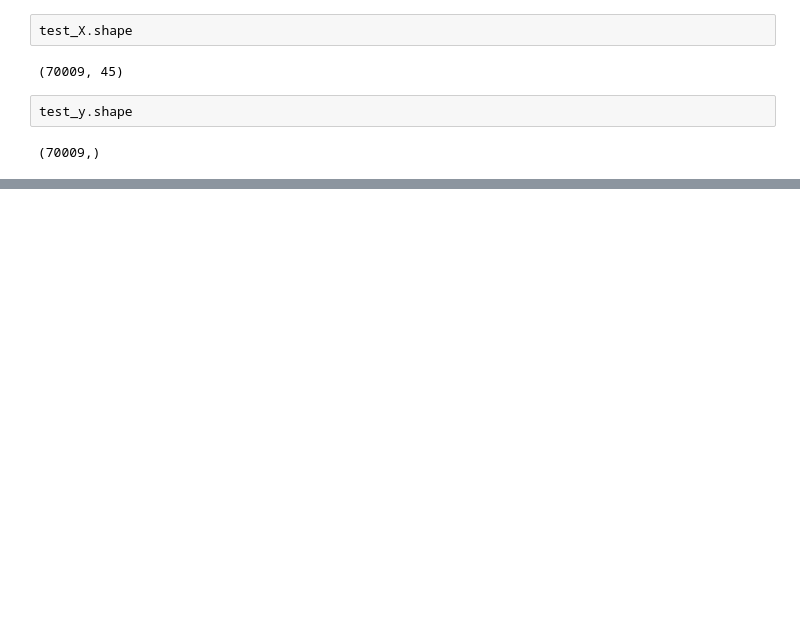
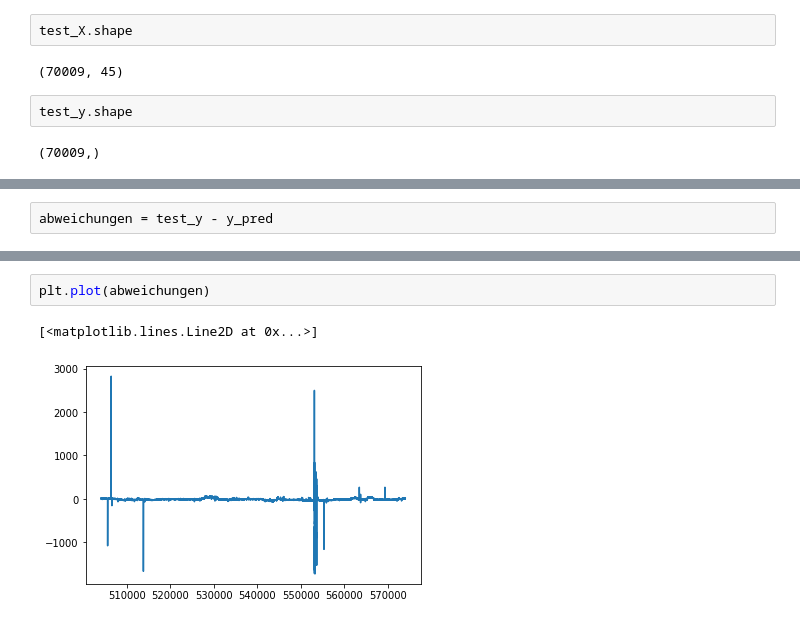
Before and after one commit to radtkede/predictive_maintenance, a Jupyter notebook: pm model.ipynb, the cells around one changed output, grey strips where cells are left out. Drawn from its saved outputs; the diff is of its cells as text; blank space fills up the shorter version.

```diff
--- a/pm model.ipynb
+++ b/pm model.ipynb
@@ -330,0 +365,2 @@ Coefficient of determination: 0.89
+# %%
+abweichungen = test_y - y_pred
@@ -330,0 +382,5 @@ Coefficient of determination: 0.89
+# %%
+plt.plot(abweichungen)
+# %% [output]
+[<matplotlib.lines.Line2D at 0x...>]
+[figure, added]
```
Also changed, not shown: parts of 15 cells of this notebook, 2 other files.
